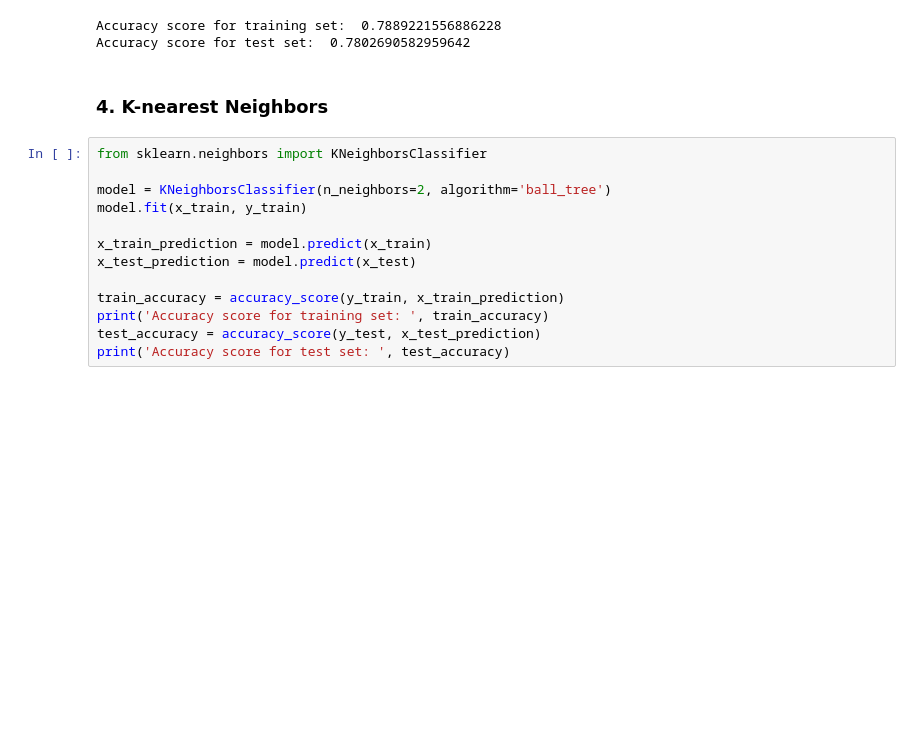
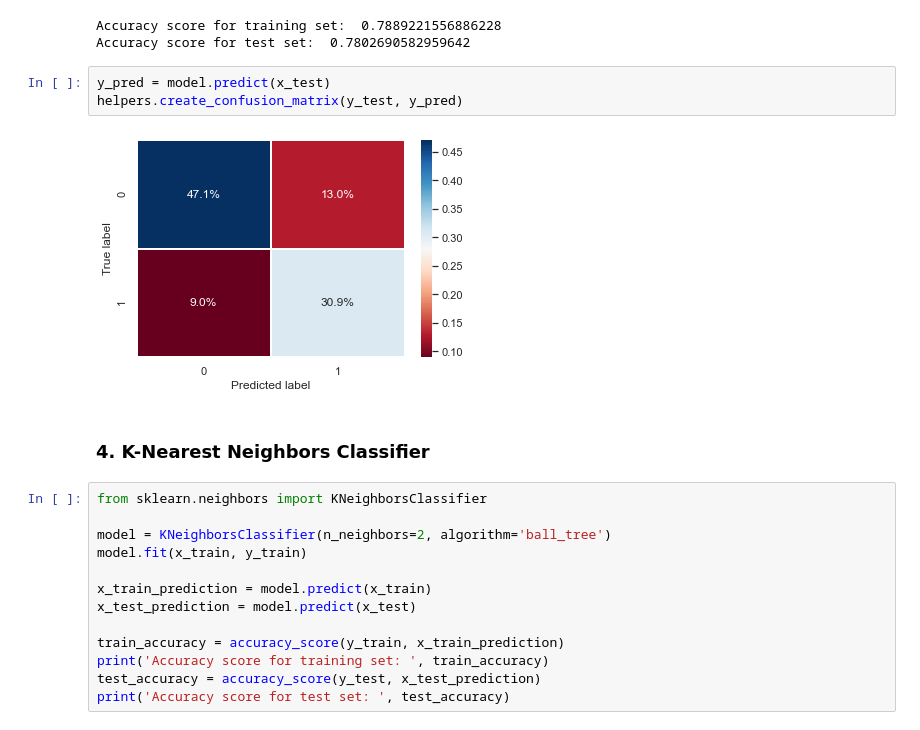
Before and after one commit to golecalicja/titanic-survivor-prediction, a Jupyter notebook: Titanic Survivor Prediction.ipynb, the cells around one changed output. Drawn from its saved outputs; the diff is of its cells as text; blank space fills up the shorter version.

```diff
--- a/Titanic Survivor Prediction.ipynb
+++ b/Titanic Survivor Prediction.ipynb
@@ -671,8 +698,13 @@ print('Accuracy score for test set: ', test_accuracy)
 # %% [output]
 Accuracy score for training set:  0.7889221556886228
 Accuracy score for test set:  0.7802690582959642
+# %%
+y_pred = model.predict(x_test)
+helpers.create_confusion_matrix(y_test, y_pred)
+# %% [output]
+[figure, added]
 # %% [markdown]
-### 4. K-nearest Neighbors
+### 4. K-Nearest Neighbors Classifier
 # %%
 from sklearn.neighbors import KNeighborsClassifier
 
```
Also changed, not shown: parts of 8 cells of this notebook.
